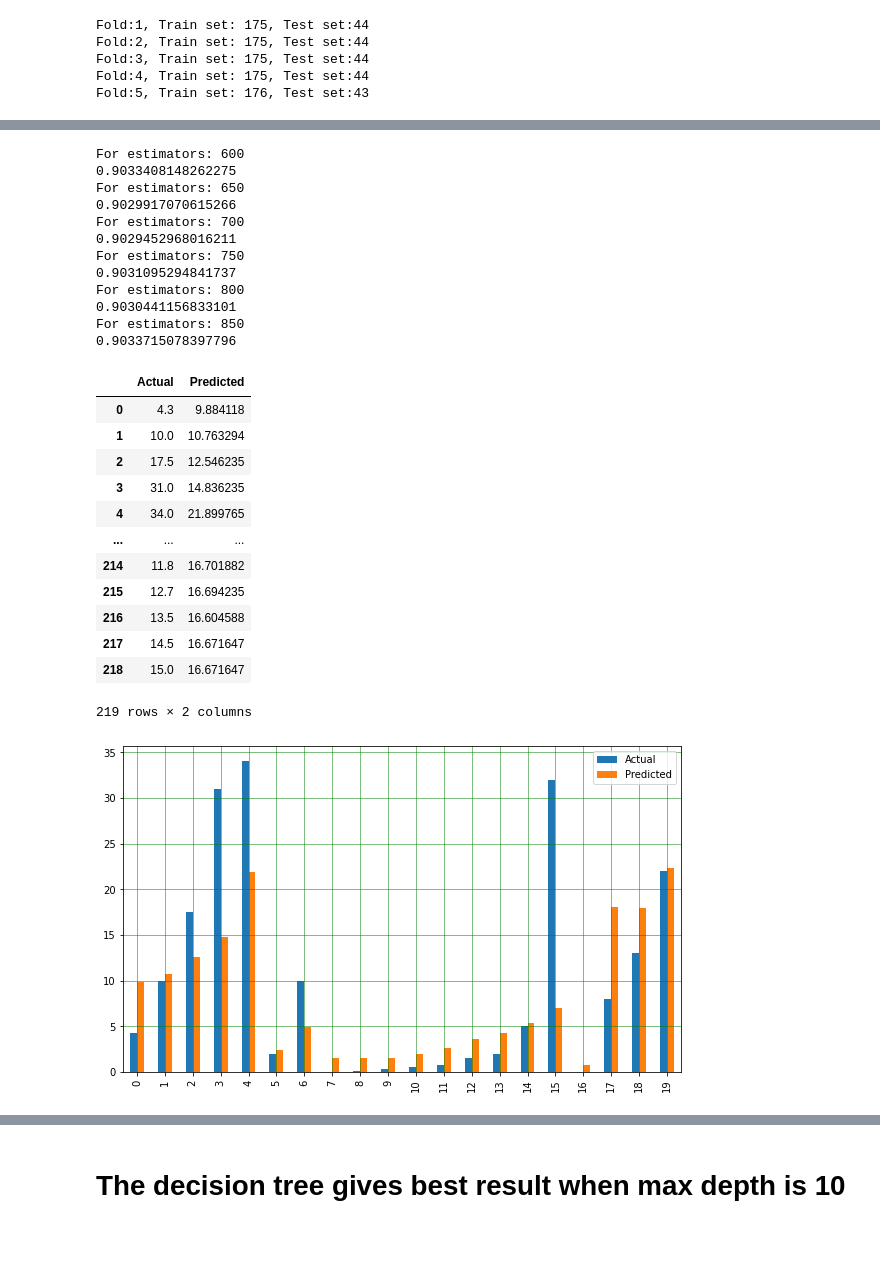
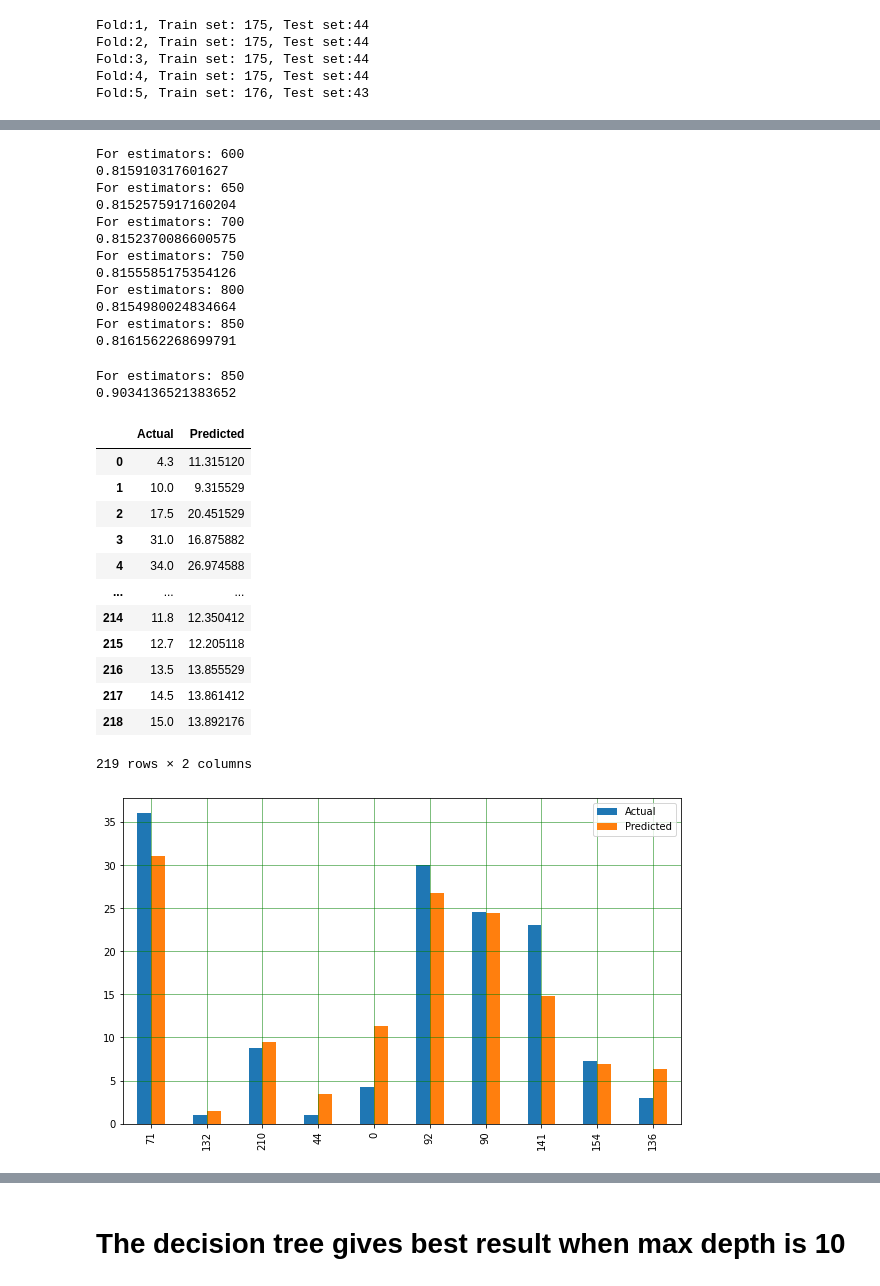
Before and after one commit to vinayakkrishanprasad/Prediction-of-Phase-Fraction-of-Steel-to-obtain-Aging-Response, a Jupyter notebook: Major_project.ipynb, the cells around one changed output, grey strips where cells are left out. Cells and saved outputs as stored; diff of their text form; code cells hidden in the pictures; blank space fills up the shorter version.

Commit message:
The graph for the machine learning

```diff
--- a/Major_project.ipynb
+++ b/Major_project.ipynb
@@ -3,7 +3,7 @@ import pandas as pd
 import numpy as np
 import seaborn as sns
 # %%
-df= pd.read_excel("/Users/twish/Downloads/data.xlsx")
+df= pd.read_excel("data.xlsx")
 # %%
 df.head()
 # %% [output]
@@ -231,48 +229,56 @@ estimators = [600,650,700,750,800,850]
 for count in estimators:
     score = cross_val_score(ensemble.RandomForestRegressor(n_estimators= count, random_state= 42), X, Y, cv= kf, scoring="r2")
     print(f'For estimators: {count}')
-    print(score.mean()**0.5)
+    print(score.mean())
 # %% [output]
 For estimators: 600
-0.9033408148262275
+0.815910317601627
 For estimators: 650
-0.9029917070615266
+0.8152575917160204
 For estimators: 700
-0.9029452968016211
+0.8152370086600575
 For estimators: 750
-0.9031095294841737
+0.8155585175354126
 For estimators: 800
-0.9030441156833101
+0.8154980024834664
 For estimators: 850
-0.9033715078397796
+0.8161562268699791
 # %%
 from sklearn.model_selection import cross_val_predict
 import matplotlib.pyplot as plt
+# %%
+score_random = cross_val_score(ensemble.RandomForestRegressor(n_estimators= 850, random_state= 42), X, Y, cv= kf, scoring="r2")
+print(f'For estimators: {count}')
+print(score_random.mean()**0.5)
+# %% [output]
+For estimators: 850
+0.9034136521383652
 # %%
-predicted=cross_val_predict(ensemble.RandomForestRegressor(n_estimators= count, random_state= 42),X,Y,cv=5)
+predicted_random=cross_val_predict(ensemble.RandomForestRegressor(n_estimators= 850, random_state= 42),X,Y,cv=kf)
 # %%
-df_pred= pd.DataFrame(predicted)
+df_pred= pd.DataFrame(predicted_random)
 df_temp2 = pd.DataFrame({'Actual':Y, 'Predicted':predicted})
 df_temp2
 # %% [output]
 |  | Actual | Predicted |
-| 0 | 4.3 | 9.884118 |
-| 1 | 10.0 | 10.763294 |
-| 2 | 17.5 | 12.546235 |
-| 3 | 31.0 | 14.836235 |
-| 4 | 34.0 | 21.899765 |
+| 0 | 4.3 | 11.315120 |
+| 1 | 10.0 | 9.315529 |
+| 2 | 17.5 | 20.451529 |
+| 3 | 31.0 | 16.875882 |
+| 4 | 34.0 | 26.974588 |
 | ... | ... | ... |
-| 214 | 11.8 | 16.701882 |
-| 215 | 12.7 | 16.694235 |
-| 216 | 13.5 | 16.604588 |
-| 217 | 14.5 | 16.671647 |
-| 218 | 15.0 | 16.671647 |
+| 214 | 11.8 | 12.350412 |
+| 215 | 12.7 | 12.205118 |
+| 216 | 13.5 | 13.855529 |
+| 217 | 14.5 | 13.861412 |
+| 218 | 15.0 | 13.892176 |
 219 rows × 2 columns
 # %%
-df_temp2 = df_temp2.head(20)
+#.sample randomly samples 10 random rows
+df_temp2 = df_temp2.sample(10)
 df_temp2.plot(kind='bar',figsize=(10,6))
 plt.grid(which='major', linestyle='-', linewidth='0.5', color='green')
 plt.grid(which='minor', linestyle=':', linewidth='0.5', color='black')
 plt.show()
 # %% [output]
-[figure, old version]
+[figure, new version]
```
Also changed, not shown: parts of 13 cells of this notebook, 2 other files.
